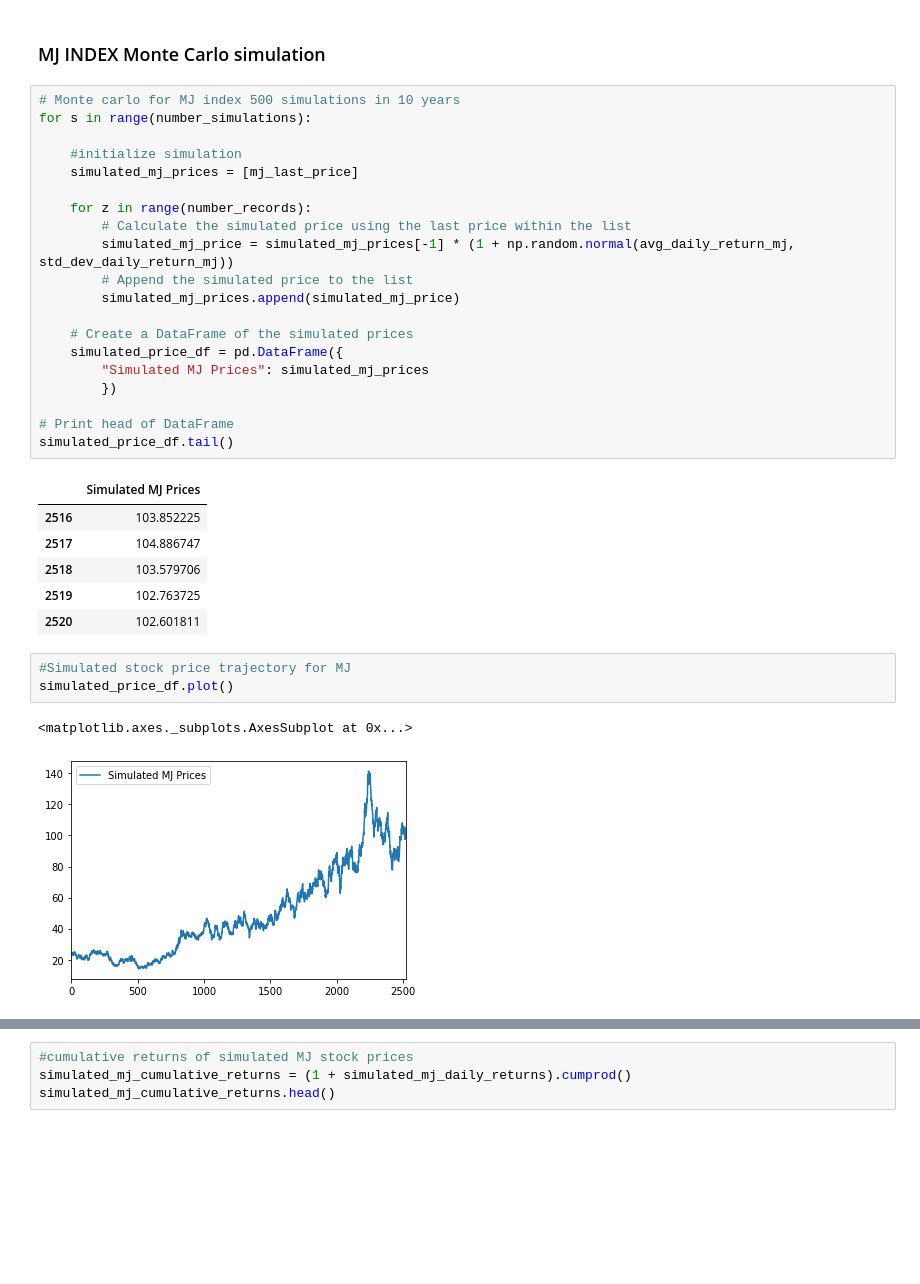
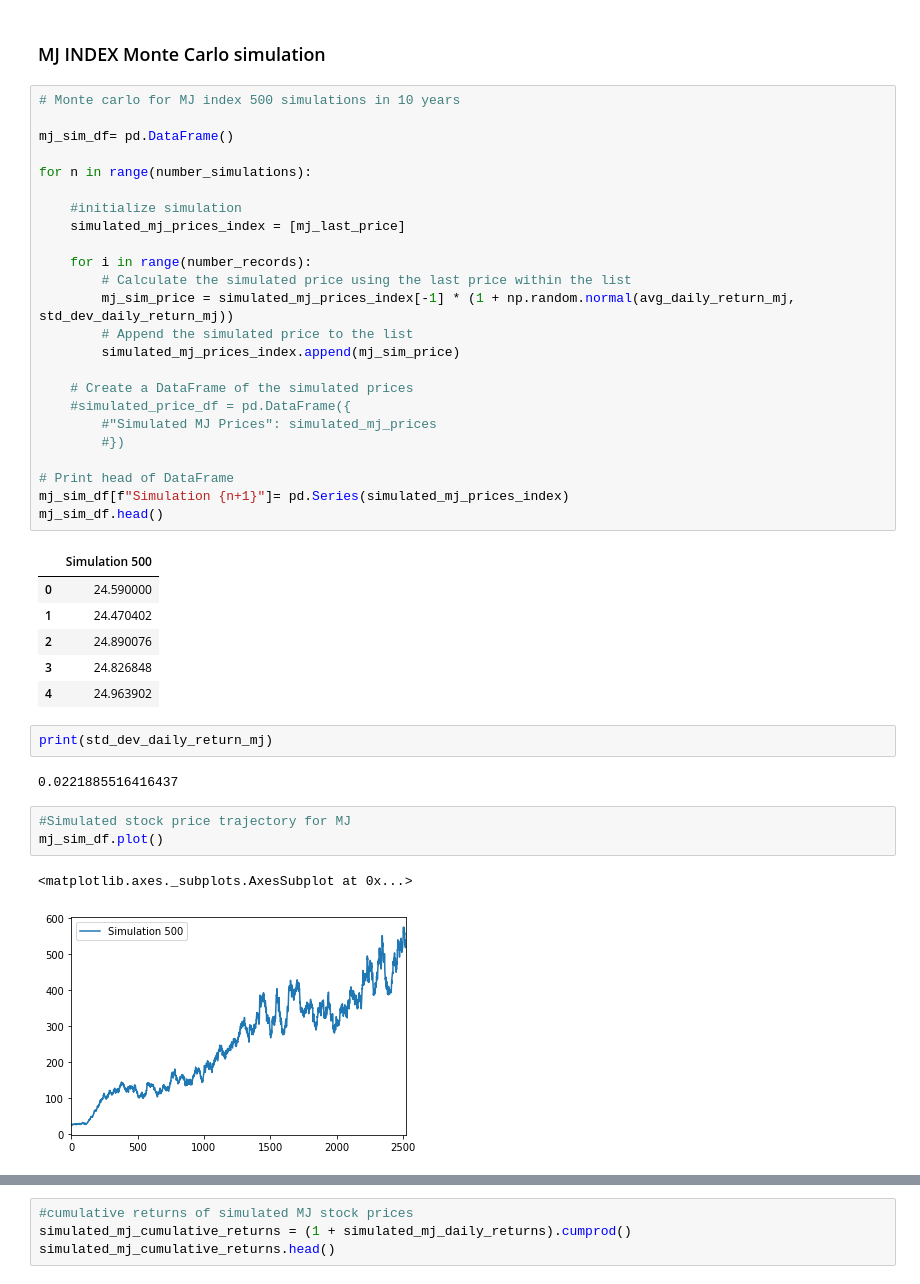
Before and after one commit to Briantaylor97/Cannabis-industry-analysis, a Jupyter notebook: MJ_index_compare.ipynb, the cells around one changed output, grey strips where cells are left out. Cells and saved outputs as stored; diff of their text form; blank space fills up the shorter version.

Commit message:
update jupyter notebook with charts and working on MJ monte carlo

```diff
--- a/MJ_index_compare.ipynb
+++ b/MJ_index_compare.ipynb
@@ -265,37 +255,45 @@ portfolio_cumulative_returns.plot(legend=None, title=plot_title)
 ### MJ INDEX Monte Carlo simulation
 # %%
 # Monte carlo for MJ index 500 simulations in 10 years
-for s in range(number_simulations):
+
+mj_sim_df= pd.DataFrame()
+
+for n in range(number_simulations):
 
     #initialize simulation
-    simulated_mj_prices = [mj_last_price]
+    simulated_mj_prices_index = [mj_last_price]
 
-    for z in range(number_records):
+    for i in range(number_records):
         # Calculate the simulated price using the last price within the list
-        simulated_mj_price = simulated_mj_prices[-1] * (1 + np.random.normal(avg_daily_return_mj, std_dev_daily_return_mj))
+        mj_sim_price = simulated_mj_prices_index[-1] * (1 + np.random.normal(avg_daily_return_mj, std_dev_daily_return_mj))
         # Append the simulated price to the list
-        simulated_mj_prices.append(simulated_mj_price)
+        simulated_mj_prices_index.append(mj_sim_price)
 
     # Create a DataFrame of the simulated prices
-    simulated_price_df = pd.DataFrame({
-        "Simulated MJ Prices": simulated_mj_prices
-        })
+    #simulated_price_df = pd.DataFrame({
+        #"Simulated MJ Prices": simulated_mj_prices
+        #})
 
 # Print head of DataFrame
-simulated_price_df.tail()
+mj_sim_df[f"Simulation {n+1}"]= pd.Series(simulated_mj_prices_index)
+mj_sim_df.head()
 # %% [output]
-|  | Simulated MJ Prices |
-| 2516 | 103.852225 |
-| 2517 | 104.886747 |
-| 2518 | 103.579706 |
-| 2519 | 102.763725 |
-| 2520 | 102.601811 |
+|  | Simulation 500 |
+| 0 | 24.590000 |
+| 1 | 24.470402 |
+| 2 | 24.890076 |
+| 3 | 24.826848 |
+| 4 | 24.963902 |
+# %%
+print(std_dev_daily_return_mj)
+# %% [output]
+0.0221885516416437
 # %%
 #Simulated stock price trajectory for MJ
-simulated_price_df.plot()
+mj_sim_df.plot()
 # %% [output]
 <matplotlib.axes._subplots.AxesSubplot at 0x...>
-[figure, old version]
+[figure, new version]
 # %%
 #Daily returs if simulated stock price
 simulated_mj_daily_returns = simulated_price_df.pct_change()
```
Also changed, not shown: parts of 9 cells of this notebook.
